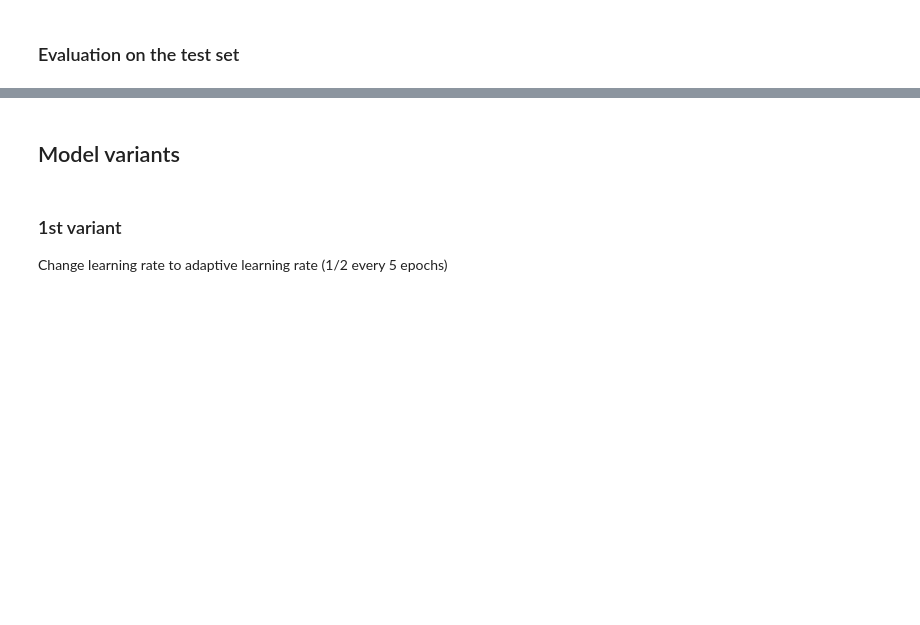
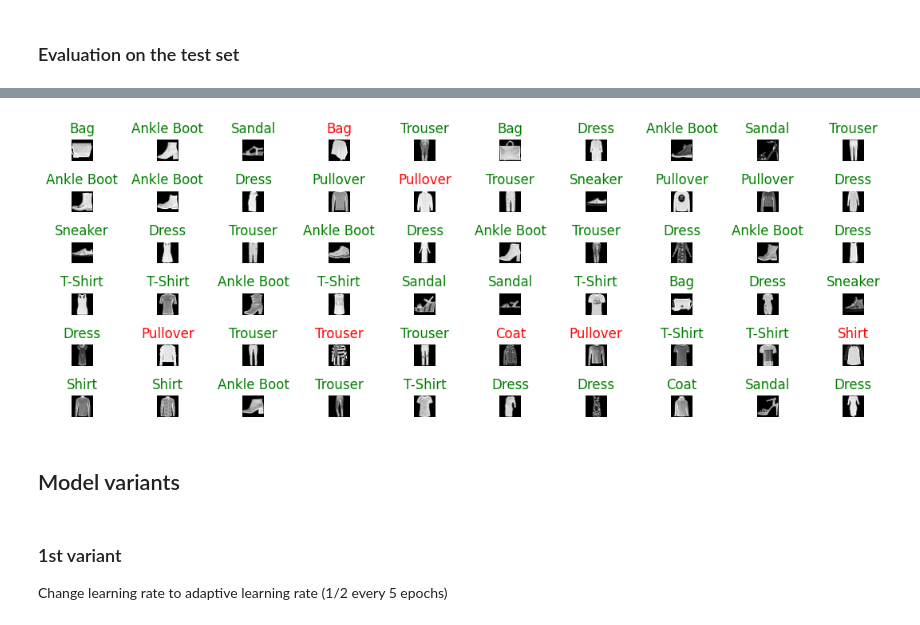
Before and after one commit to ChristosP1/Convolutional-neural-networks, a Jupyter notebook: CNN_final.ipynb, the cells around one changed output, grey strips where cells are left out. Drawn from its saved outputs; the diff is of its cells as text; code cells hidden in the pictures; blank space fills up the shorter version.

Commit message:
Final changes (graphs, fixed small errors, fixed tensorboard))

```diff
--- a/CNN_final.ipynb
+++ b/CNN_final.ipynb
@@ -3,6 +3,7 @@
 # %% [markdown]
 ## Imports and constants
 # %%
+
 import torch
 from torchvision import datasets
 import torchvision.transforms as transforms
@@ -36,7 +37,8 @@ import numpy as np
 import pandas as pd
 
 
-TENSORBOARD = False
+TENSORBOARD = True
+TENSORBOARD_TAB = TENSORBOARD
 EPOCHS = 15
 BATCH_SIZE = 32
 LEARNING_RATE = 0.001
@@ -206,6 +230,7 @@ summary(model=model_lenet5, input_size=(1, 1, 28, 28), col_width=20,
 # %% [markdown]
 ### Train LeNet model
 # %%
+
 def train_model_multiclass(model, num_classes, train_loader, validation_loader=None, device='cpu', epochs=15, lr=0.001,
                            adapt_lr=False, adapt_lr_step=5, adapt_lr_gamma=0.5, tensorboard_tracking=False):
     '''
@@ -225,6 +250,7 @@ def train_model_multiclass(model, num_classes, train_loader, validation_loader=N
 
     :return: returns model at best epoch, dictionary of training and validation results up to best epoch, and learning rates for every epoch
     '''
+    global TENSORBOARD_TAB
 
     # Experiment tracking setup using TensorBoard
     if tensorboard_tracking:
@@ -322,8 +348,18 @@ def train_model_multiclass(model, num_classes, train_loader, validation_loader=N
 
         if tensorboard_tracking:
             # Log training and validation loss and accuracy to TensorBoard
-            writer.add_scalars(main_tag='Loss', tag_scalar_dict={'train/loss': train_loss, 'val/loss': val_loss_}, global_step=epoch)
-            writer.add_scalars(main_tag='Accuracy', tag_scalar_dict={'train/acc': train_acc, 'val/acc': val_acc}, global_step=epoch)
+            writer.add_scalars(main_tag='Validation Accuracy', tag_scalar_dict={'/acc': val_acc}, global_step=epoch)
+            writer.add_scalars(main_tag='Validation Loss', tag_scalar_dict={'/loss': val_loss}, global_step=epoch)
+            writer.add_scalars(main_tag='Train Accuracy', tag_scalar_dict={'/acc': train_acc}, global_step=epoch)
+            writer.add_scalars(main_tag='Train Loss', tag_scalar_dict={'/loss': train_loss}, global_step=epoch)
+
+            if epoch == 2 and TENSORBOARD_TAB:
+                TENSORBOARD_TAB = False
+                tensorboard_command = f"tensorboard --logdir={runs_path} --port={6007}"
+                subprocess.Popen(tensorboard_command, shell=True)
+                # Optionally, open a web browser tab. The time delay allows TensorBoard to start up.
+                time.sleep(5)  # Wait for 5 seconds before opening the browser
+                webbrowser.open_new_tab("http://localhost:6007")
 
         print(f'Epoch: {epoch}| Train loss: {train_loss: .5f}| Train acc: {train_acc: .5f}| Val loss: {val_loss: .5f}| Val acc: {val_acc: .5f}')
 
@@ -568,25 +667,32 @@ test_loss, test_acc, y_preds, y_labels = test_model(model_lenet5, test_loader)
 # %%
 # See random images with their labels
 torch.manual_seed(22)  # setting random seed
 %matplotlib inline
 fig = plt.figure(figsize=(12, 4))
 
 rows, cols = 6, 10
 for i in range(1, (rows * cols) + 1):
     random_idx = torch.randint(0, len(test_dataset), size=[1]).item()
     img, label_gt = test_dataset[random_idx]
     img_temp = img.unsqueeze(dim=0).to(device)
     # print(img.shape)
     label_pred = int(torch.argmax(model_lenet5(img_temp)[0]))
     fig.add_subplot(rows, cols, i)
     img = img.permute(1, 2, 0)    # CWH --> WHC
     plt.imshow(img, cmap='gray')
     if label_pred == label_gt:
         plt.title(labels_map[label_pred], color='g') # green label for correct prediction
     else:
         plt.title(labels_map[label_pred], color='r') # red label for incorrect prediction
     plt.axis(False)
-    plt.tight_layout();
+
+    # Save plot to file
+    save_path = os.path.join(plots_path +'/', 'test_set_classific.png')
+    plt.savefig(save_path, bbox_inches='tight', dpi=300)
+
+    plt.tight_layout()
+# %% [output]
+[figure, added]
 # %% [markdown]
 ## Model variants
 # %% [markdown]
```
Also changed, not shown: parts of 40 cells of this notebook, 30 other files.
